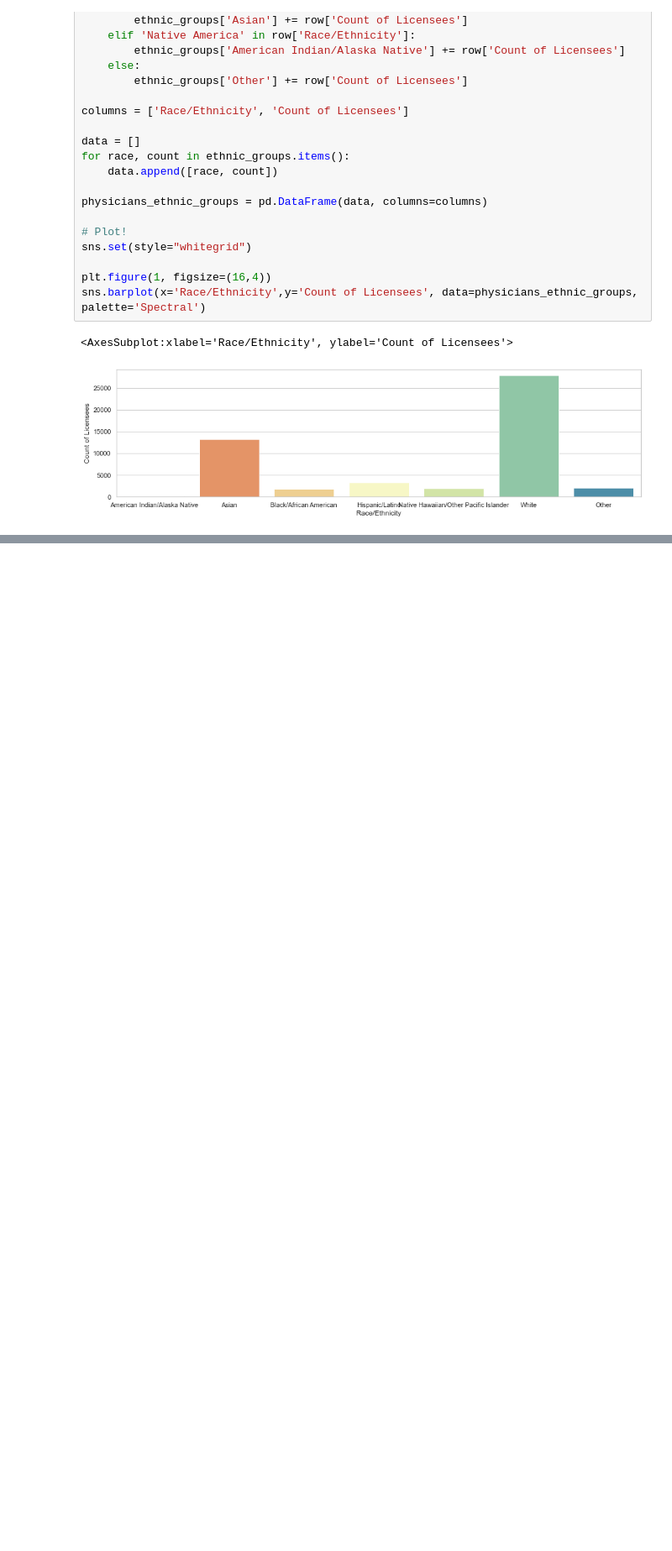
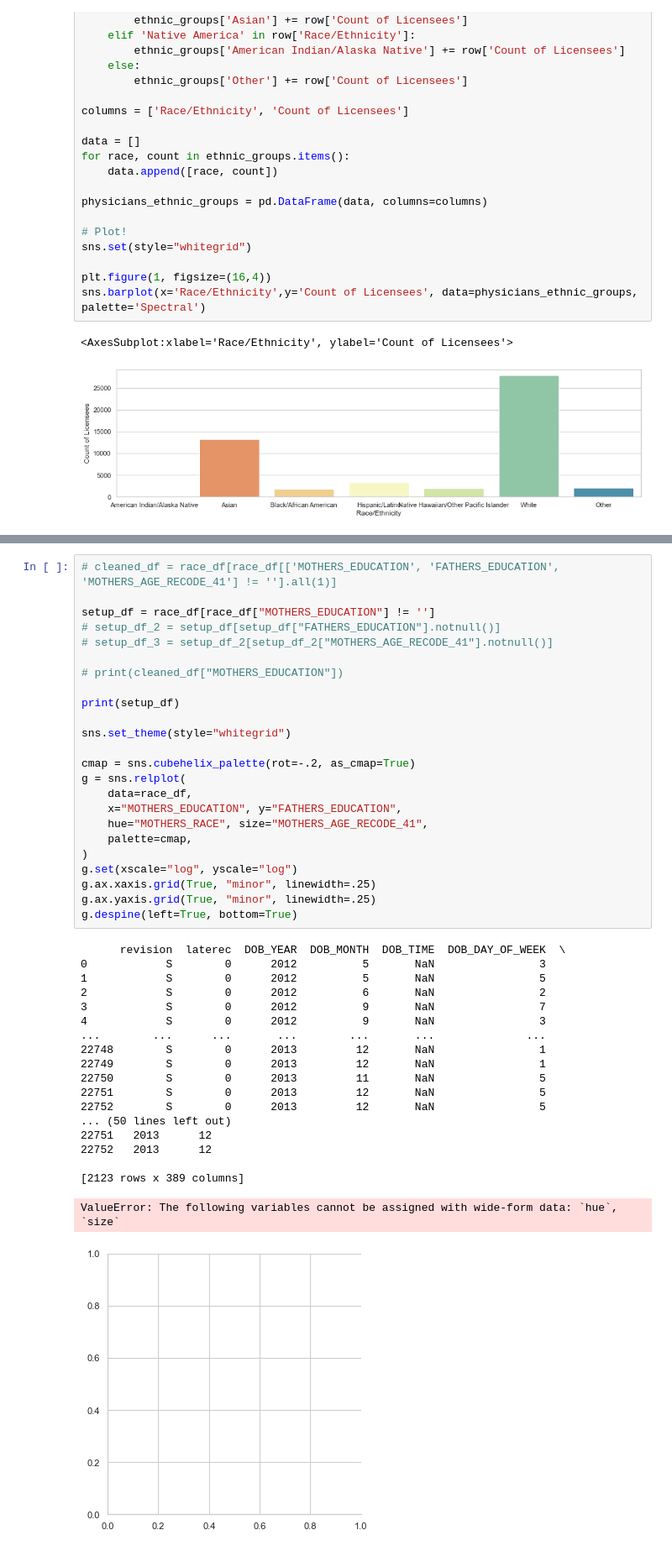
Before and after one commit to OliverCollins/team_32, a Jupyter notebook: ds4a.ipynb, the cells around one changed output, grey strips where cells are left out. Shown: that part at 84% size. Saved outputs shown, nothing was run; the diff lists cells and outputs as text; blank space fills up the shorter version.

```diff
--- a/ds4a.ipynb
+++ b/ds4a.ipynb
@@ -75,0 +121,44 @@ sns.barplot(x='Race/Ethnicity',y='Count of Licensees', data=physicians_ethnic_gr
+# %%
+# cleaned_df = race_df[race_df[['MOTHERS_EDUCATION', 'FATHERS_EDUCATION', 'MOTHERS_AGE_RECODE_41'] != ''].all(1)]
+
+setup_df = race_df[race_df["MOTHERS_EDUCATION"] != '']
+# setup_df_2 = setup_df[setup_df["FATHERS_EDUCATION"].notnull()]
+# setup_df_3 = setup_df_2[setup_df_2["MOTHERS_AGE_RECODE_41"].notnull()]
+
+# print(cleaned_df["MOTHERS_EDUCATION"])
+
+print(setup_df)
+
+sns.set_theme(style="whitegrid")
+
+cmap = sns.cubehelix_palette(rot=-.2, as_cmap=True)
+g = sns.relplot(
+    data=race_df,
+    x="MOTHERS_EDUCATION", y="FATHERS_EDUCATION",
+    hue="MOTHERS_RACE", size="MOTHERS_AGE_RECODE_41",
+    palette=cmap,
+)
+g.set(xscale="log", yscale="log")
+g.ax.xaxis.grid(True, "minor", linewidth=.25)
+g.ax.yaxis.grid(True, "minor", linewidth=.25)
+g.despine(left=True, bottom=True)
+# %% [output]
+      revision  laterec  DOB_YEAR  DOB_MONTH  DOB_TIME  DOB_DAY_OF_WEEK  \
+0            S        0      2012          5       NaN                3
+1            S        0      2012          5       NaN                5
+2            S        0      2012          6       NaN                2
+3            S        0      2012          9       NaN                7
+4            S        0      2012          9       NaN                3
+...        ...      ...       ...        ...       ...              ...
+22748        S        0      2013         12       NaN                1
+22749        S        0      2013         12       NaN                1
+22750        S        0      2013         11       NaN                5
+22751        S        0      2013         12       NaN                5
+22752        S        0      2013         12       NaN                5
+... (50 lines left out)
+22751   2013      12
+22752   2013      12
+
+[2123 rows x 389 columns]
+ValueError: The following variables cannot be assigned with wide-form data: `hue`, `size`
+[figure, added]
```
Also changed, not shown: parts of 4 cells of this notebook, 3 other files.
